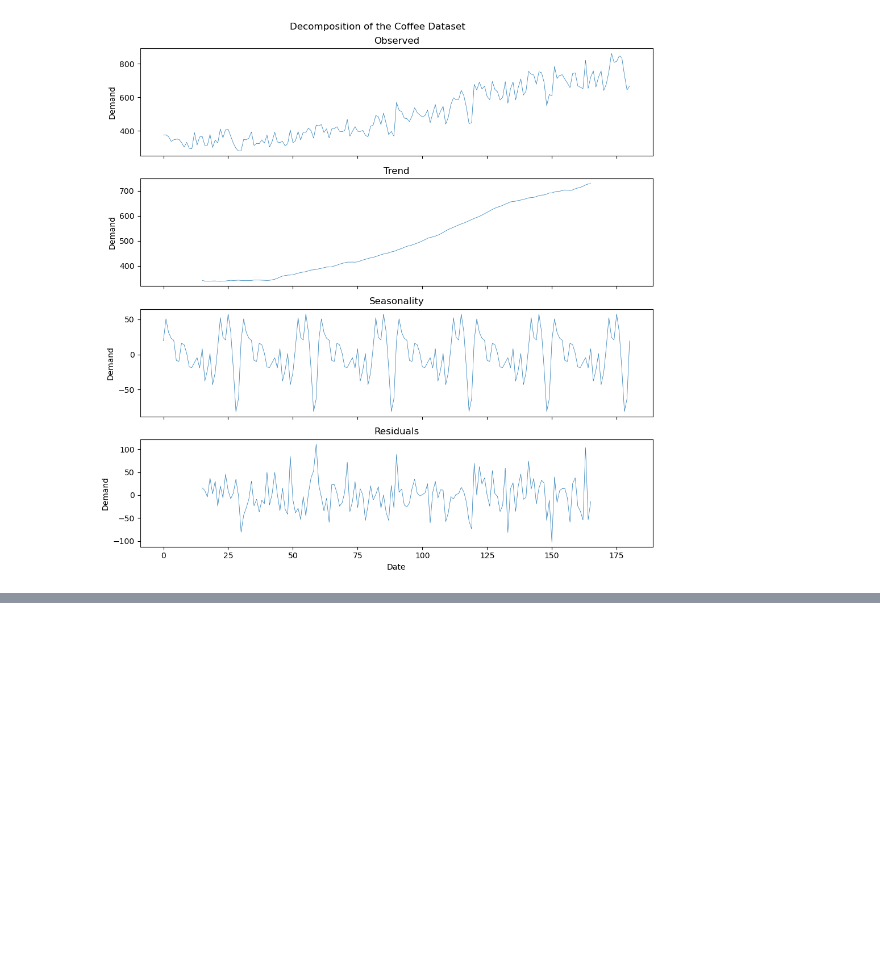
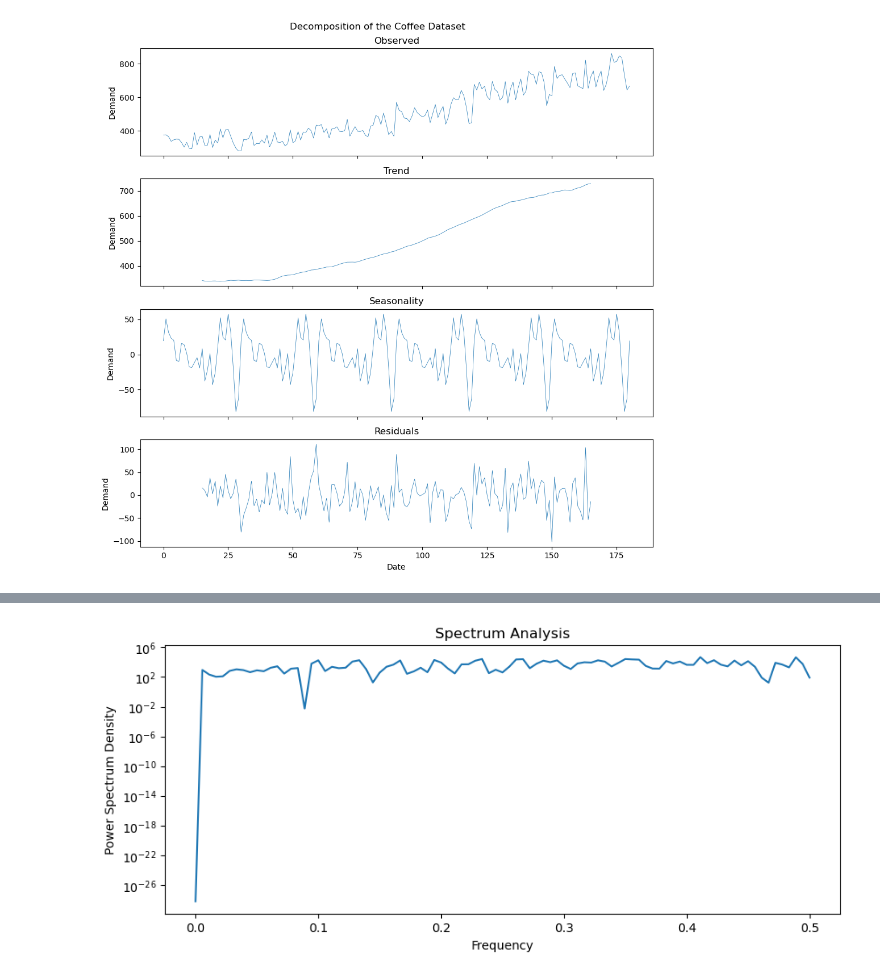
Before and after one commit to Murphysics1/masters_capstone, a Jupyter notebook: MLR_Autoregression_Model.ipynb, the cells around one changed output, grey strips where cells are left out. Cells and saved outputs as stored; diff of their text form; code cells hidden in the pictures; blank space fills up the shorter version.

```diff
--- a/MLR_Autoregression_Model.ipynb
+++ b/MLR_Autoregression_Model.ipynb
@@ -37,0 +82,4 @@ time_series_decomposition(df_coffee['Quantity'],period=30,plot_title="Decomposit
+# %%
+spectrum(df_coffee_stationary['Quantity'])
+# %% [output]
+[figure, added]
```
Also changed, not shown: parts of 7 cells of this notebook, 2 other files.
